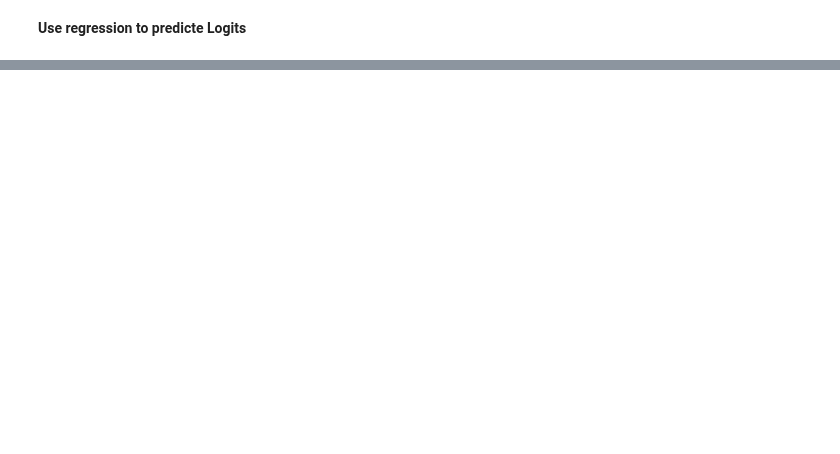
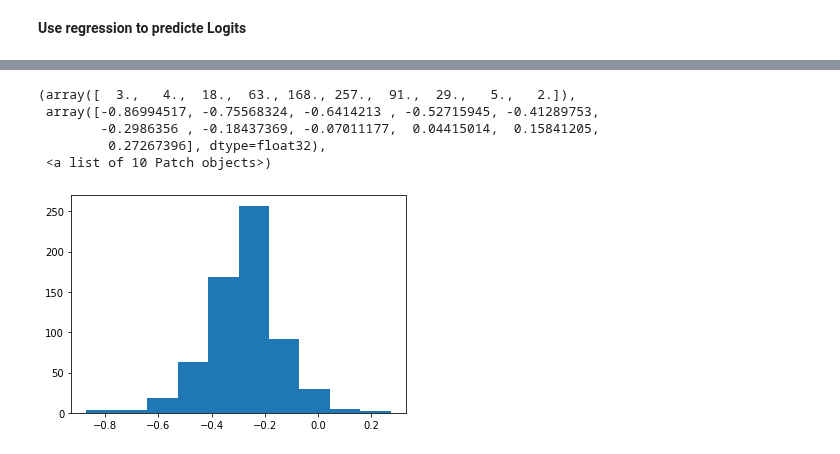
Before and after one commit to MosheWasserb/PyTorchNotbooks, a Jupyter notebook: MultiClassBERT.ipynb, the cells around one changed output, grey strips where cells are left out. Drawn from its saved outputs; the diff is of its cells as text; code cells hidden in the pictures; blank space fills up the shorter version.

```diff
--- a/MultiClassBERT.ipynb
+++ b/MultiClassBERT.ipynb
@@ -542,4 +559,13 @@ bert_clf = load_from_pickle("/gdrive/My Drive/Colab Notebooks/DAIR/EmotionDataSe
+# %%
+emotions=list(set(batch_1.emotions.unique()))
+mlb = preprocessing.MultiLabelBinarizer()
+data_labels =  [set(emos) & set(emotions) for emos in batch_1[['emotions']].values]
+bin_emotions = mlb.fit_transform(data_labels)
+target_tensor_bin = torch.tensor(bin_emotions.tolist())
+# %%
+target_tensor=torch.max(target_tensor_bin,1)[1]
 # %%
+BATCH_SIZE=64
 train_tokens_tensor, test_tokens_tensor, train_masks_tensor, test_masks_tensor = train_test_split(input_ids,attention_mask,test_size=0.2,random_state=42)
 train_y_tensor, test_y_tensor  = train_test_split(target_tensor,test_size=0.2,random_state=42)
 
@@ -578 +611,4 @@ NameError: ignored
+# %%
+train_logits_numpy= (i.numpy() for i in train_logits)
+train_logits = np.vstack(train_logits_numpy)
 # %%
@@ -585,0 +635,10 @@ print(classification_report(test_labels, distilled_predicted_logits))
+# %%
+import matplotlib.pyplot as plt
+plt.hist(train_logits[:,0])
+# %% [output]
+(array([  3.,   4.,  18.,  63., 168., 257.,  91.,  29.,   5.,   2.]),
+ array([-0.86994517, -0.75568324, -0.6414213 , -0.52715945, -0.41289753,
+        -0.2986356 , -0.18437369, -0.07011177,  0.04415014,  0.15841205,
+         0.27267396], dtype=float32),
+ <a list of 10 Patch objects>)
+[figure, added]
```
Also changed, not shown: parts of 15 cells of this notebook.
